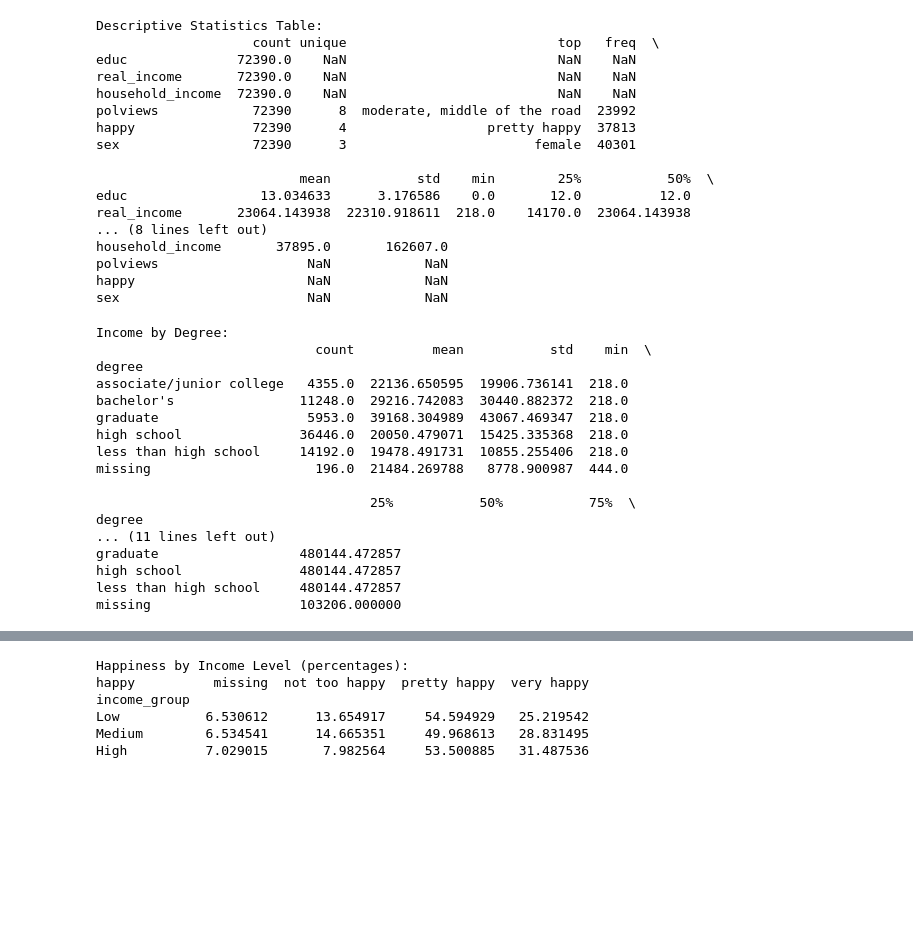
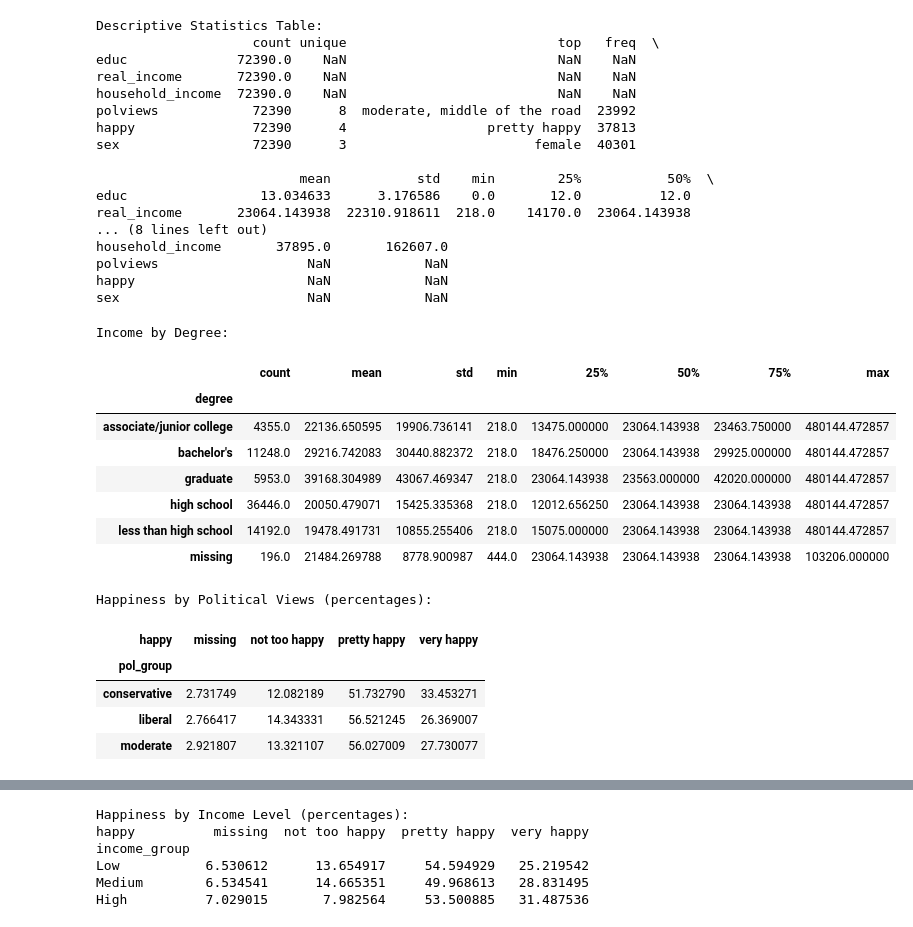
Before and after one commit to fwx5ax/Final-Project-DS3001, a Jupyter notebook: Project.ipynb, the cells around one changed output, grey strips where cells are left out. Cells and saved outputs as stored; diff of their text form; code cells hidden in the pictures; blank space fills up the shorter version.

```diff
--- a/Project.ipynb
+++ b/Project.ipynb
@@ -577,23 +577,36 @@ sex                        NaN            NaN
 # %%
 # 1. Income by Degree
 income_by_degree = gss.groupby('degree')['real_income'].describe()
 print("\nIncome by Degree:")
-print(income_by_degree)
+income_by_degree
 # %% [output]
 Income by Degree:
-                            count          mean           std    min  \
-degree
-associate/junior college   4355.0  22136.650595  19906.736141  218.0
-bachelor's                11248.0  29216.742083  30440.882372  218.0
-graduate                   5953.0  39168.304989  43067.469347  218.0
-high school               36446.0  20050.479071  15425.335368  218.0
-less than high school     14192.0  19478.491731  10855.255406  218.0
-missing                     196.0  21484.269788   8778.900987  444.0
-
-                                   25%           50%           75%  \
-degree
-... (11 lines left out)
-graduate                  480144.472857
-high school               480144.472857
-less than high school     480144.472857
-missing                   103206.000000
+|  | count | mean | std | min | 25% | 50% | 75% | max |
+| degree |  |  |  |  |  |  |  |  |
+| associate/junior college | 4355.0 | 22136.650595 | 19906.736141 | 218.0 | 13475.000000 | 23064.143938 | 23463.750000 | 480144.472857 |
+| bachelor's | 11248.0 | 29216.742083 | 30440.882372 | 218.0 | 18476.250000 | 23064.143938 | 29925.000000 | 480144.472857 |
+| graduate | 5953.0 | 39168.304989 | 43067.469347 | 218.0 | 23064.143938 | 23563.000000 | 42020.000000 | 480144.472857 |
+| high school | 36446.0 | 20050.479071 | 15425.335368 | 218.0 | 12012.656250 | 23064.143938 | 23064.143938 | 480144.472857 |
+| less than high school | 14192.0 | 19478.491731 | 10855.255406 | 218.0 | 15075.000000 | 23064.143938 | 23064.143938 | 480144.472857 |
+| missing | 196.0 | 21484.269788 | 8778.900987 | 444.0 | 23064.143938 | 23064.143938 | 23064.143938 | 103206.000000 |
+# %%
+# 2. Happiness by Political Groups (cross tab)
+gss['pol_group'] = gss['polviews'].map({
+    'conservative': 'conservative',
+    'extremely conservative': 'conservative',
+    'slightly conservative': 'conservative',
+    'moderate, middle of the road': 'moderate',
+    'slightly liberal': 'liberal',
+    'liberal': 'liberal',
+    'extremely liberal': 'liberal'
+})
+happiness_by_polviews = pd.crosstab(gss['pol_group'], gss['happy'], normalize='index') * 100
+print("\nHappiness by Political Views (percentages):")
+happiness_by_polviews
+# %% [output]
+Happiness by Political Views (percentages):
+| happy | missing | not too happy | pretty happy | very happy |
+| pol_group |  |  |  |  |
+| conservative | 2.731749 | 12.082189 | 51.732790 | 33.453271 |
+| liberal | 2.766417 | 14.343331 | 56.521245 | 26.369007 |
+| moderate | 2.921807 | 13.321107 | 56.027009 | 27.730077 |
```
Also changed, not shown: parts of 5 cells of this notebook.
